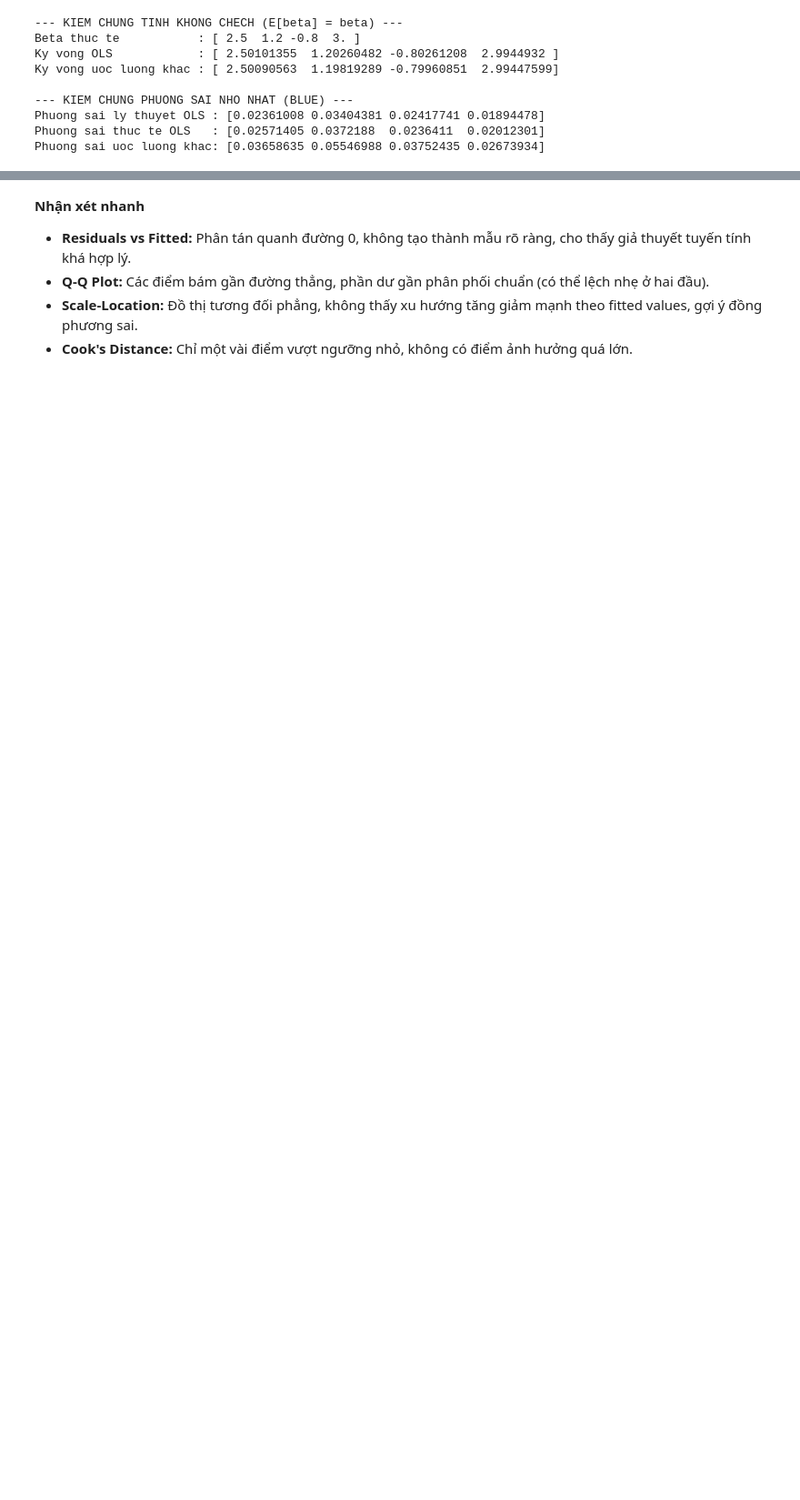
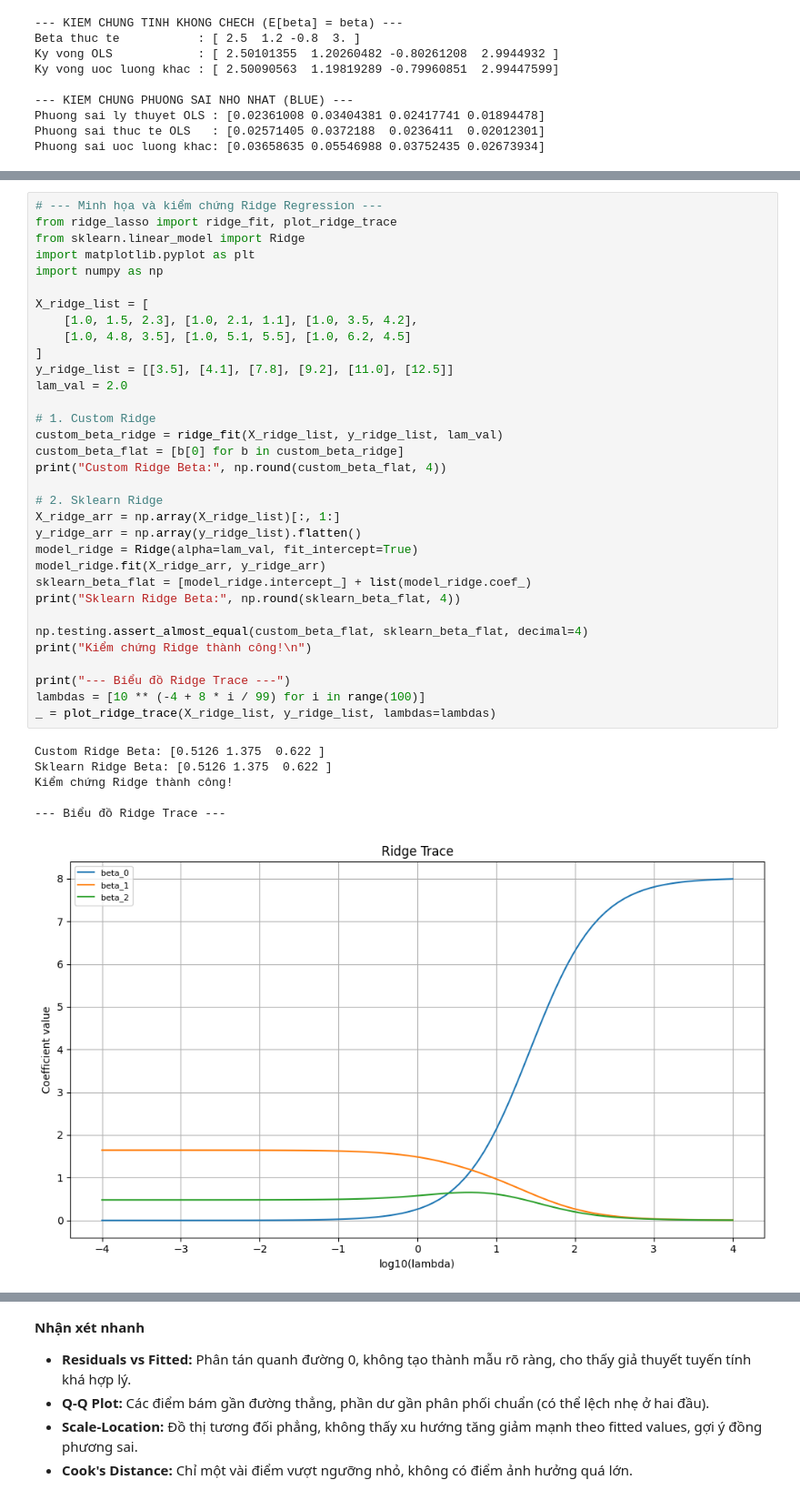
Before and after one commit to TNTruong196/Prj2_TUDTK_N1, a Jupyter notebook: part1/part1_notebook.ipynb, the cells around one changed output, grey strips where cells are left out. Shown at 91% size. Saved outputs shown, nothing was run; the diff lists cells and outputs as text; blank space fills up the shorter version.

```diff
--- a/part1/part1_notebook.ipynb
+++ b/part1/part1_notebook.ipynb
@@ -341,0 +446,40 @@ Phần này vẽ 4 biểu đồ chẩn đoán để kiểm tra các giả thuy
+# %%
+# --- Minh họa và kiểm chứng Ridge Regression ---
+from ridge_lasso import ridge_fit, plot_ridge_trace
+from sklearn.linear_model import Ridge
+import matplotlib.pyplot as plt
+import numpy as np
+
+X_ridge_list = [
+    [1.0, 1.5, 2.3], [1.0, 2.1, 1.1], [1.0, 3.5, 4.2],
+    [1.0, 4.8, 3.5], [1.0, 5.1, 5.5], [1.0, 6.2, 4.5]
+]
+y_ridge_list = [[3.5], [4.1], [7.8], [9.2], [11.0], [12.5]]
+lam_val = 2.0
+
+# 1. Custom Ridge
+custom_beta_ridge = ridge_fit(X_ridge_list, y_ridge_list, lam_val)
+custom_beta_flat = [b[0] for b in custom_beta_ridge]
+print("Custom Ridge Beta:", np.round(custom_beta_flat, 4))
+
+# 2. Sklearn Ridge
+X_ridge_arr = np.array(X_ridge_list)[:, 1:]
+y_ridge_arr = np.array(y_ridge_list).flatten()
+model_ridge = Ridge(alpha=lam_val, fit_intercept=True)
+model_ridge.fit(X_ridge_arr, y_ridge_arr)
+sklearn_beta_flat = [model_ridge.intercept_] + list(model_ridge.coef_)
+print("Sklearn Ridge Beta:", np.round(sklearn_beta_flat, 4))
+
+np.testing.assert_almost_equal(custom_beta_flat, sklearn_beta_flat, decimal=4)
+print("Kiểm chứng Ridge thành công!\n")
+
+print("--- Biểu đồ Ridge Trace ---")
+lambdas = [10 ** (-4 + 8 * i / 99) for i in range(100)]
+_ = plot_ridge_trace(X_ridge_list, y_ridge_list, lambdas=lambdas)
+# %% [output]
+Custom Ridge Beta: [0.5126 1.375  0.622 ]
+Sklearn Ridge Beta: [0.5126 1.375  0.622 ]
+Kiểm chứng Ridge thành công!
+
+--- Biểu đồ Ridge Trace ---
+[figure, added]
```
Also changed, not shown: parts of 17 cells of this notebook, 3 other files.
